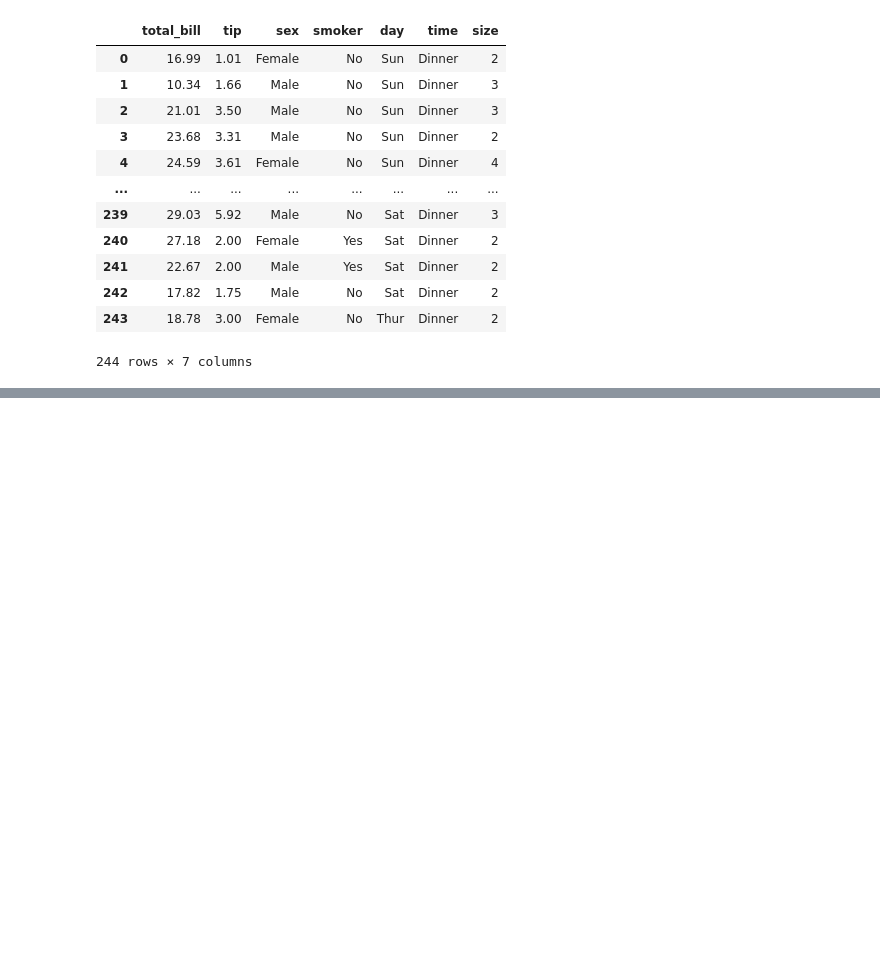
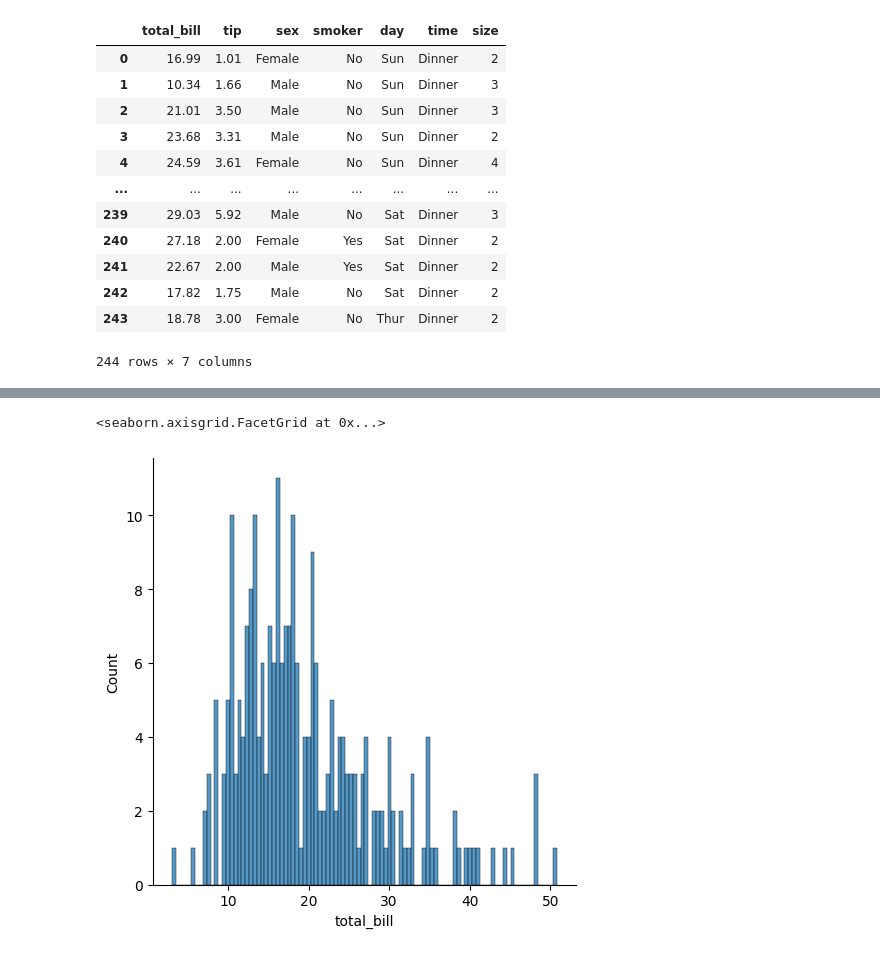
Before and after one commit to kingkhanbabar/numpyPanda, a Jupyter notebook: Seaborn/DistriButive1.ipynb, the cells around one changed output, grey strips where cells are left out. Saved outputs shown, nothing was run; the diff lists cells and outputs as text; code cells hidden in the pictures; blank space fills up the shorter version.

```diff
--- a/Seaborn/DistriButive1.ipynb
+++ b/Seaborn/DistriButive1.ipynb
@@ -21,0 +37,5 @@ df
+# %%
+sns.displot(df['total_bill'],bins=100)
+# %% [output]
+<seaborn.axisgrid.FacetGrid at 0x...>
+[figure, added]
```
Also changed, not shown: parts of 9 cells of this notebook.
